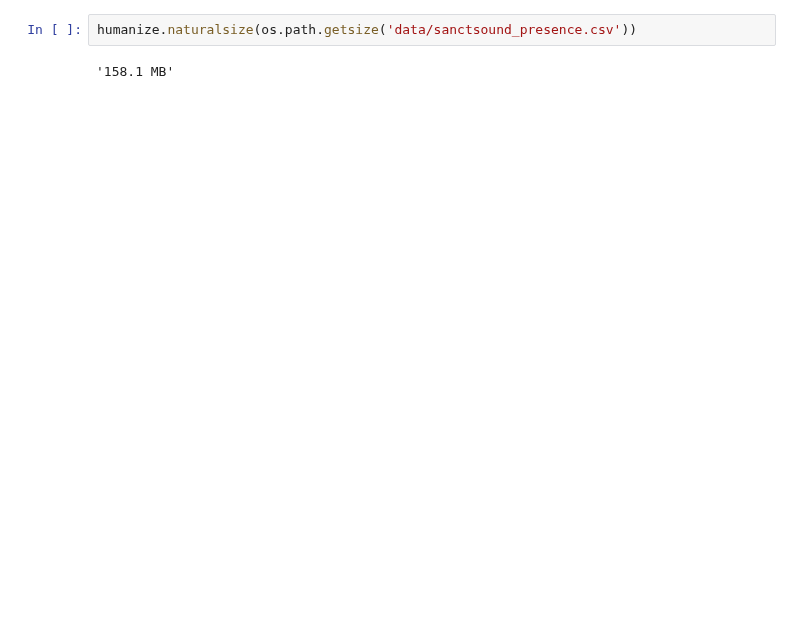
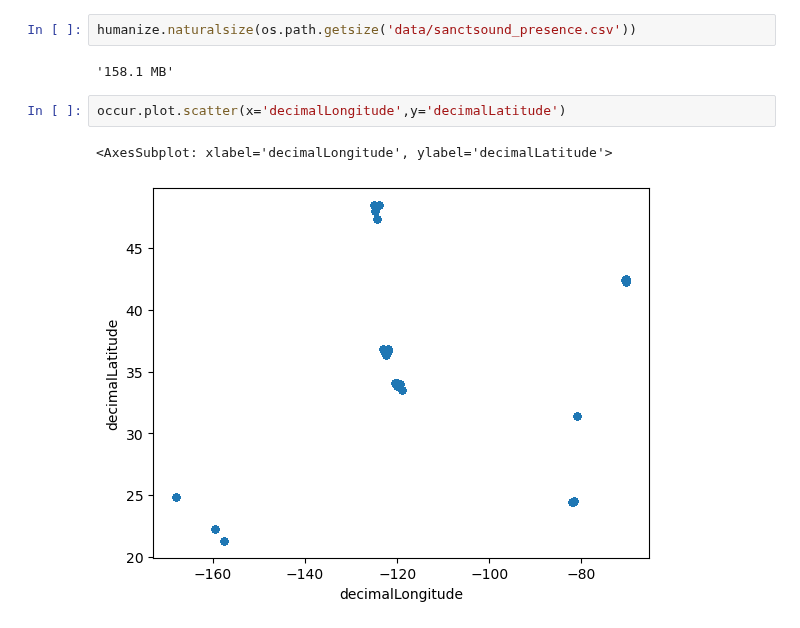
Before and after one commit to ioos/bio_data_guide, a Jupyter notebook: datasets/SanctSound/SanctSound_processing.ipynb, the cells around one changed output. Drawn from its saved outputs; the diff is of its cells as text; blank space fills up the shorter version.

```diff
--- a/datasets/SanctSound/SanctSound_processing.ipynb
+++ b/datasets/SanctSound/SanctSound_processing.ipynb
@@ -687,3 +695,8 @@ humanize.naturalsize(os.path.getsize('data/occurrence.csv'))
 humanize.naturalsize(os.path.getsize('data/sanctsound_presence.csv'))
 # %% [output]
 '158.1 MB'
+# %%
+occur.plot.scatter(x='decimalLongitude',y='decimalLatitude')
+# %% [output]
+<AxesSubplot: xlabel='decimalLongitude', ylabel='decimalLatitude'>
+[figure, added]
```
Also changed, not shown: parts of 30 cells of this notebook.
